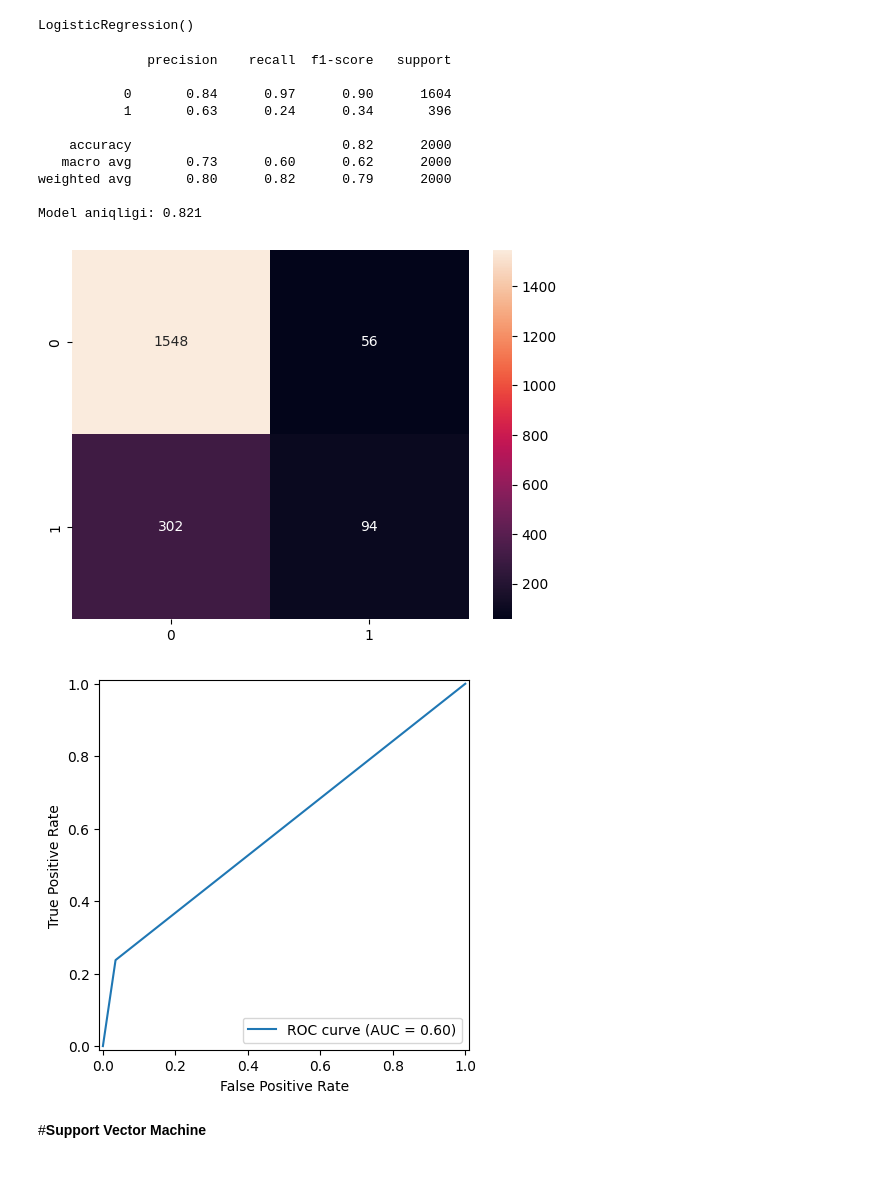
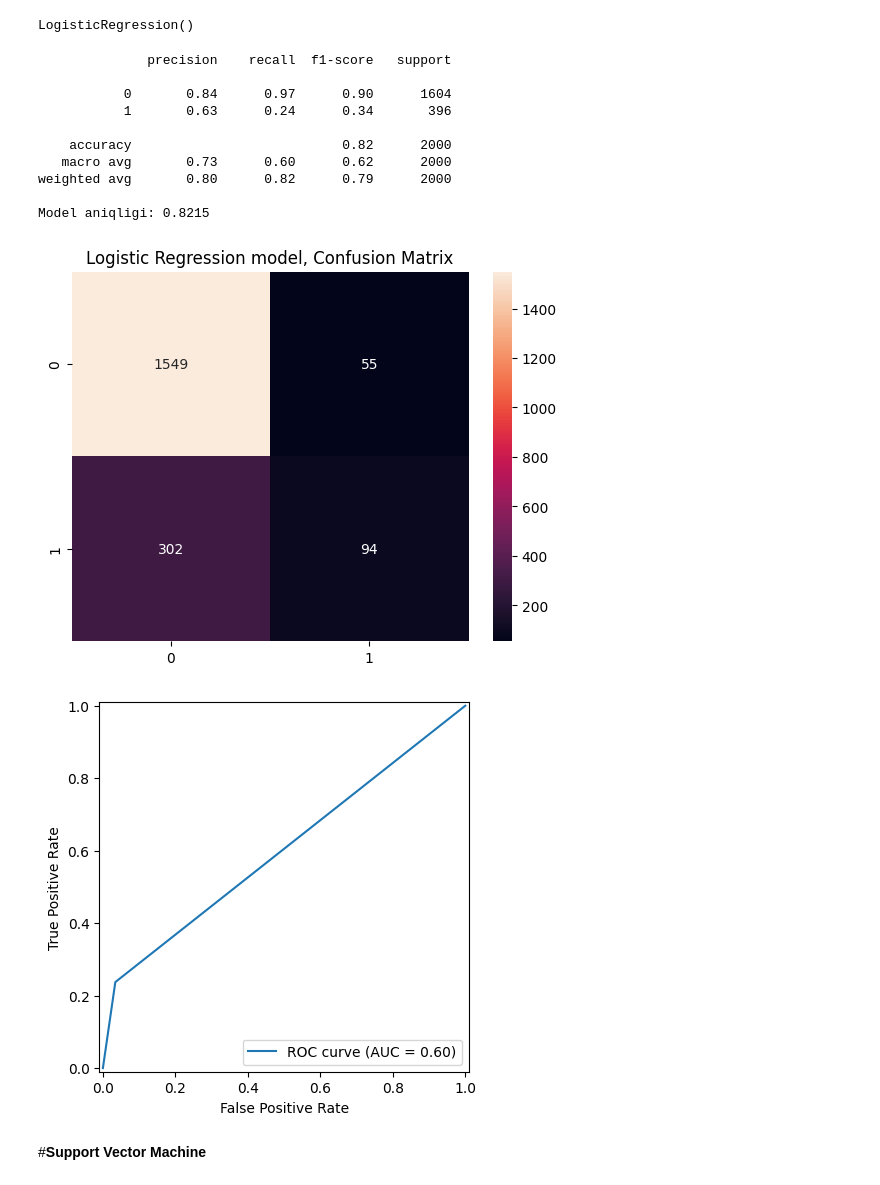
Before and after one commit to JahongirFozilovich/Data-Science-practice, a Jupyter notebook: Bank_customer_churn.ipynb, the cells around one changed output. Drawn from its saved outputs; the diff is of its cells as text; code cells hidden in the pictures.

```diff
--- a/Bank_customer_churn.ipynb
+++ b/Bank_customer_churn.ipynb
@@ -184,7 +212,7 @@ df.corrwith(df['Exited'], numeric_only=True).abs().sort_values(ascending=False)
 | CustomerId | 0.006248 |
 dtype: float64
 # %%
-df.drop('Surname', axis=1, inplace=True)
+df.drop(['CustomerId','Surname'], axis=1, inplace=True)
 encoded = pd.get_dummies(df)
 encoded.head()
 # %% [output]
@@ -221,30 +249,31 @@ lr_predicted = lr_model.predict(X_test_scaled)
 # %%
 print(metrics.classification_report(y_test, lr_predicted))
 print("Model aniqligi:", metrics.accuracy_score(y_test,lr_predicted))
 
 ## confusion matrix
 conf_mat = metrics.confusion_matrix(y_test, lr_predicted)
 sns.heatmap(conf_mat, annot=True,fmt="g")
+plt.title("Logistic Regression model, Confusion Matrix")
 plt.show()
 
 ## ROC curve
 fpr, tpr, thresholds = metrics.roc_curve(y_test, lr_predicted)
 roc_auc = metrics.auc(fpr, tpr)
 display = metrics.RocCurveDisplay(fpr=fpr, tpr=tpr, roc_auc=roc_auc, estimator_name='ROC curve')
 display.plot()
 plt.show()
 # %% [output]
               precision    recall  f1-score   support
 
            0       0.84      0.97      0.90      1604
            1       0.63      0.24      0.34       396
 
     accuracy                           0.82      2000
    macro avg       0.73      0.60      0.62      2000
 weighted avg       0.80      0.82      0.79      2000
 
-Model aniqligi: 0.821
+Model aniqligi: 0.8215
-[figure, old version]
+[figure, new version]
 [figure]
 # %% [markdown]
 #**Support Vector Machine**
```
Also changed, not shown: parts of 17 cells of this notebook.
